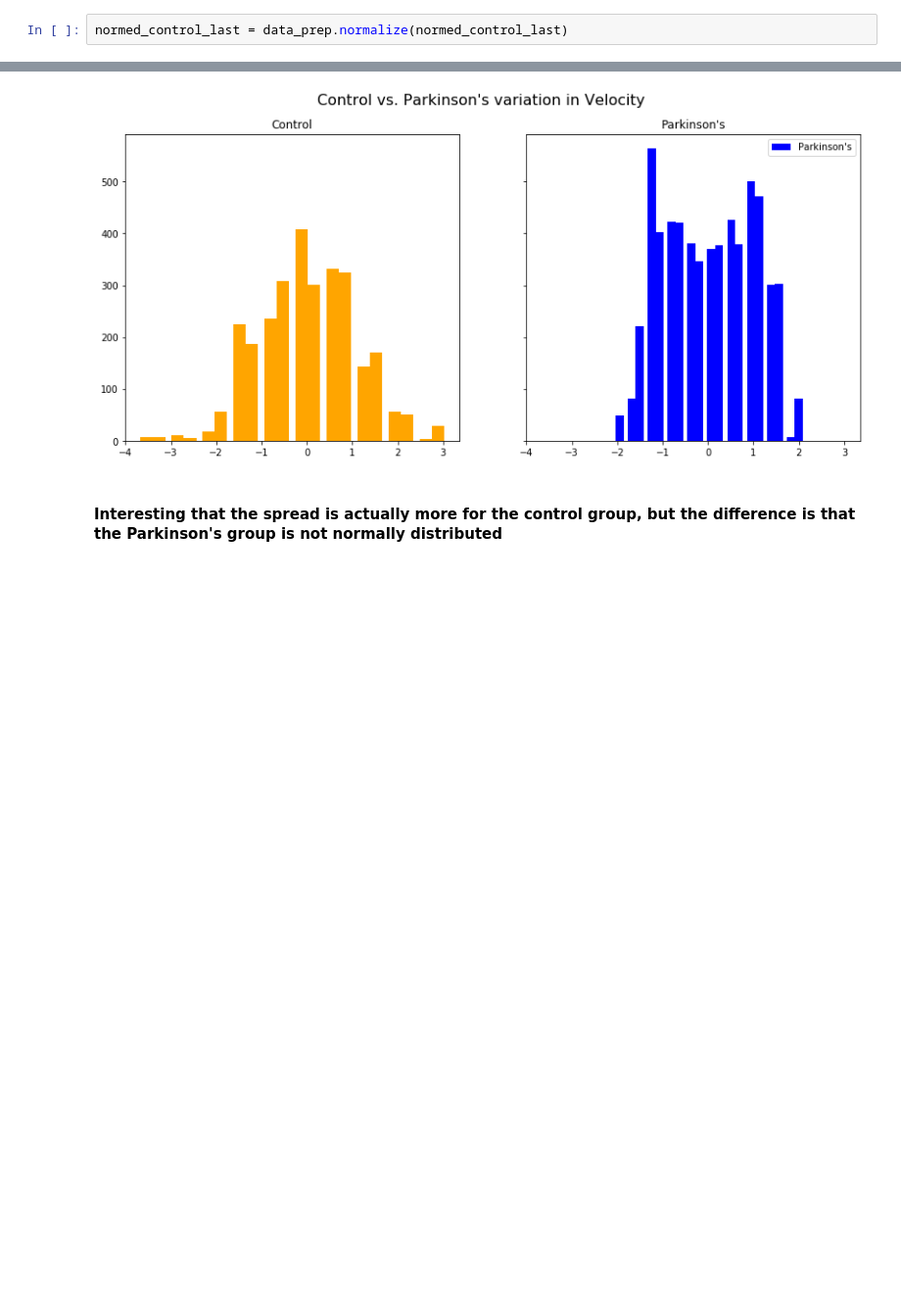
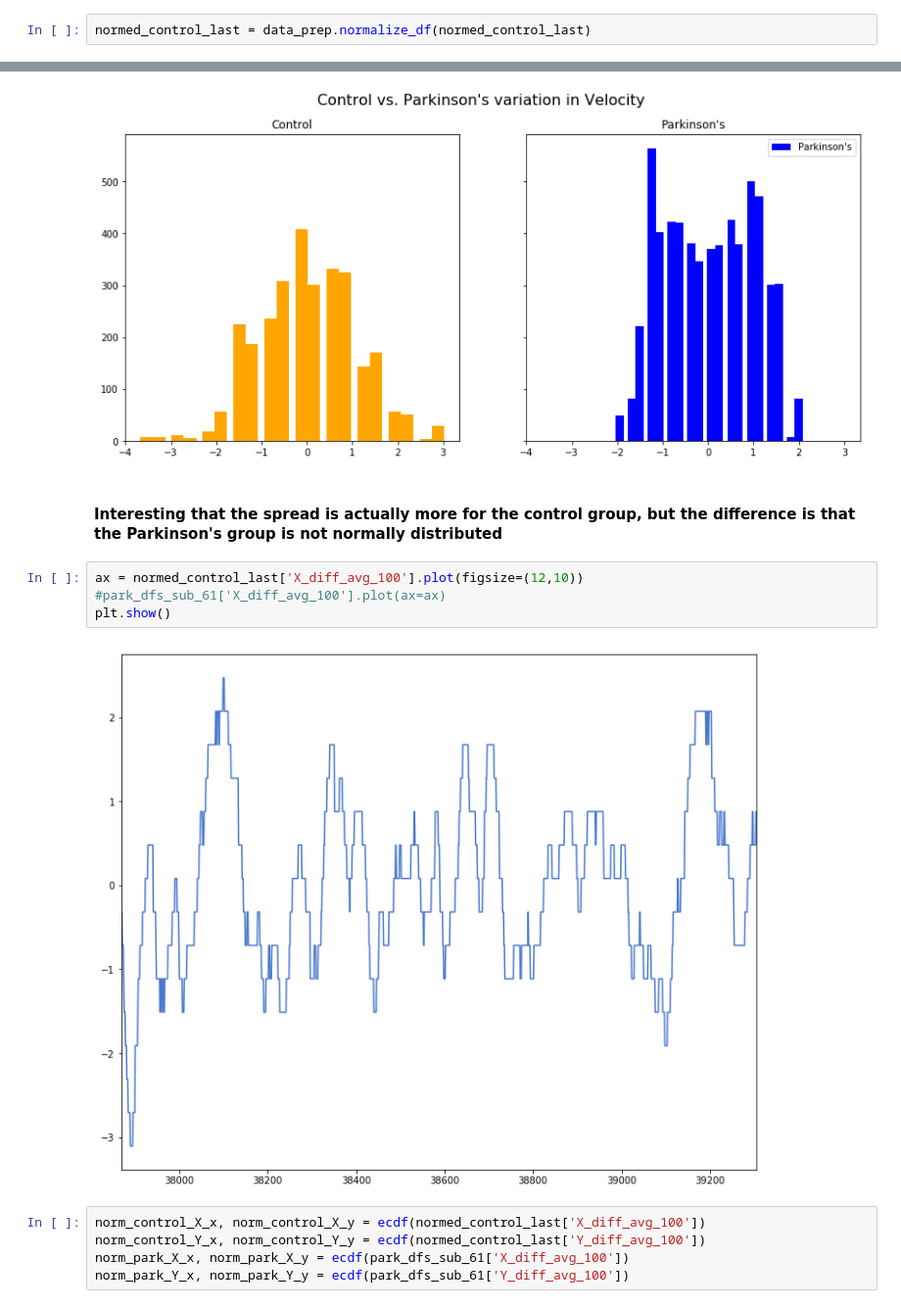
Before and after one commit to MichaelNormandyGavin/parkinsons, a Jupyter notebook: parkinsons.ipynb, the cells around one changed output, grey strips where cells are left out. Shown at 98% size. Saved outputs shown, nothing was run; the diff lists cells and outputs as text; blank space fills up the shorter version.

Commit message:
Added charting package and ecdf function for visualization

```diff
--- a/parkinsons.ipynb
+++ b/parkinsons.ipynb
@@ -649,7 +650,7 @@ normed_control.head()
 # %%
 normed_control_last = normed_control[normed_control['Subject'] == normed_control['Subject'].max()]
 # %%
-normed_control_last = data_prep.normalize(normed_control_last)
+normed_control_last = data_prep.normalize_df(normed_control_last)
 # %%
 normed_control_last.head()
 # %% [output]
@@ -683,3 +684,14 @@ plt.show()
 [figure]
 # %% [markdown]
 #### Interesting that the spread is actually more for the control group, but the difference is that the Parkinson's group is not normally distributed
+# %%
+ax = normed_control_last['X_diff_avg_100'].plot(figsize=(12,10))
+#park_dfs_sub_61['X_diff_avg_100'].plot(ax=ax)
+plt.show()
+# %% [output]
+[figure, added]
+# %%
+norm_control_X_x, norm_control_X_y = ecdf(normed_control_last['X_diff_avg_100'])
+norm_control_Y_x, norm_control_Y_y = ecdf(normed_control_last['Y_diff_avg_100'])
+norm_park_X_x, norm_park_X_y = ecdf(park_dfs_sub_61['X_diff_avg_100'])
+norm_park_Y_x, norm_park_Y_y = ecdf(park_dfs_sub_61['Y_diff_avg_100'])
```
Also changed, not shown: parts of 3 cells of this notebook, 2 other files.
